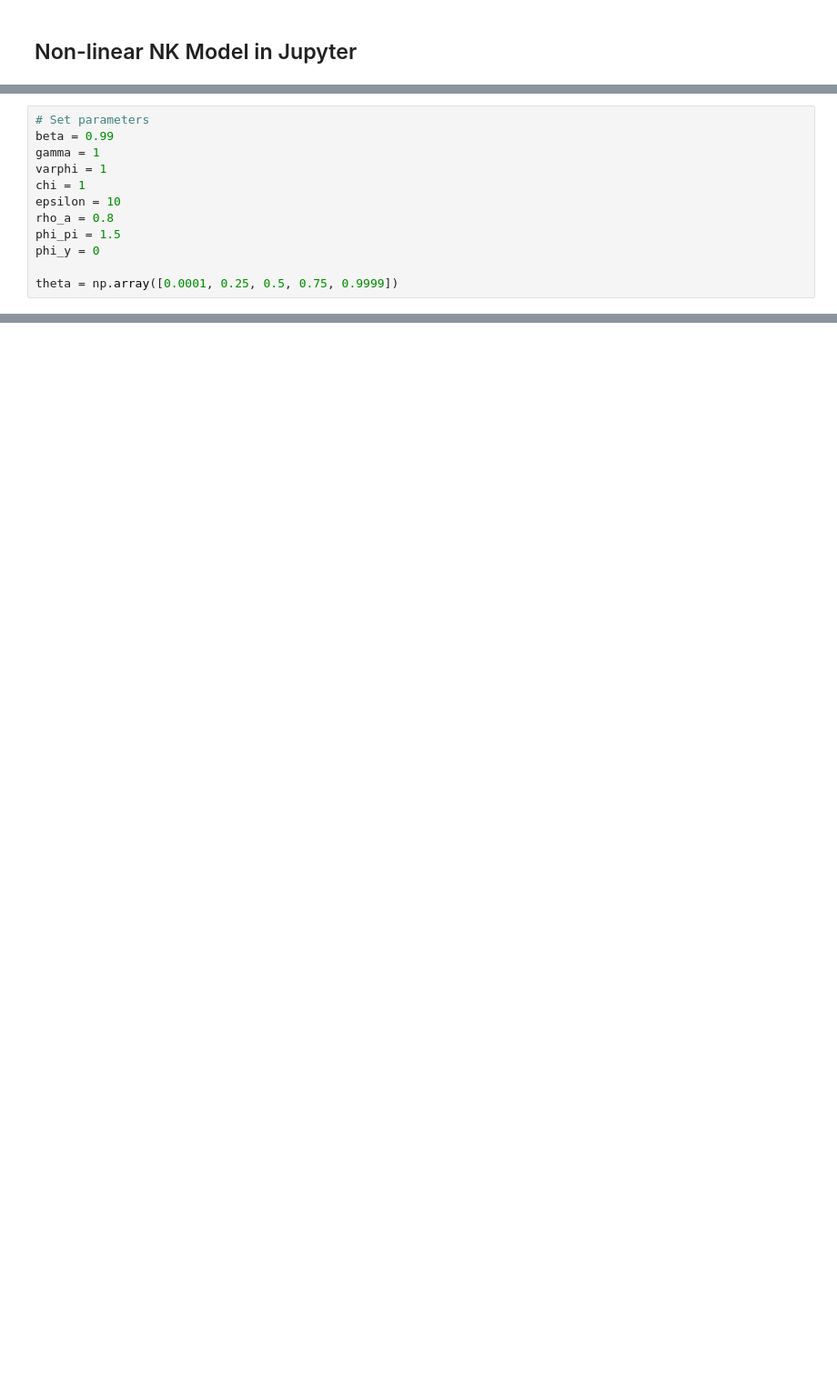
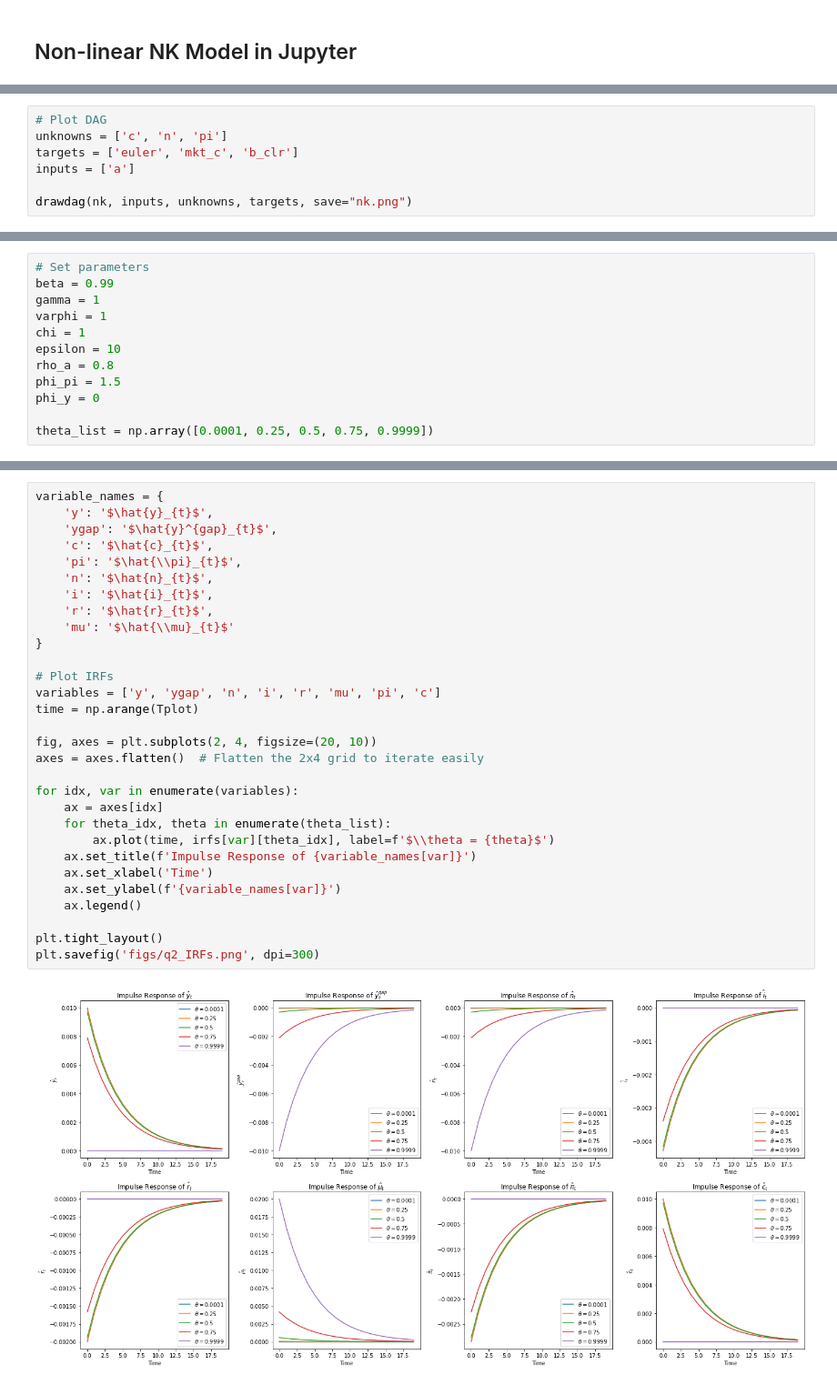
Before and after one commit to linghui-wu/210C, a Jupyter notebook: Homework/4/hw4.ipynb, the cells around one changed output, grey strips where cells are left out. Shown: that part at 91% size. Drawn from its saved outputs; the diff is of its cells as text; blank space fills up the shorter version.

```diff
--- a/Homework/4/hw4.ipynb
+++ b/Homework/4/hw4.ipynb
@@ -95,0 +125,7 @@ from sequence_jacobian import simple, create_model
+# %%
+# Plot DAG
+unknowns = ['c', 'n', 'pi']
+targets = ['euler', 'mkt_c', 'b_clr']
+inputs = ['a']
+
+drawdag(nk, inputs, unknowns, targets, save="nk.png")
@@ -104,4 +142,4 @@ rho_a = 0.8
 phi_pi = 1.5
 phi_y = 0
 
-theta = np.array([0.0001, 0.25, 0.5, 0.75, 0.9999])
+theta_list = np.array([0.0001, 0.25, 0.5, 0.75, 0.9999])
@@ -126,0 +181,32 @@ def mkt_clearing(y, i, pi, gamma):
+# %%
+variable_names = {
+    'y': '$\hat{y}_{t}$',
+    'ygap': '$\hat{y}^{gap}_{t}$',
+    'c': '$\hat{c}_{t}$',
+    'pi': '$\hat{\\pi}_{t}$',
+    'n': '$\hat{n}_{t}$',
+    'i': '$\hat{i}_{t}$',
+    'r': '$\hat{r}_{t}$',
+    'mu': '$\hat{\\mu}_{t}$'
+}
+
+# Plot IRFs
+variables = ['y', 'ygap', 'n', 'i', 'r', 'mu', 'pi', 'c']
+time = np.arange(Tplot)
+
+fig, axes = plt.subplots(2, 4, figsize=(20, 10))
+axes = axes.flatten()  # Flatten the 2x4 grid to iterate easily
+
+for idx, var in enumerate(variables):
+    ax = axes[idx]
+    for theta_idx, theta in enumerate(theta_list):
+        ax.plot(time, irfs[var][theta_idx], label=f'$\\theta = {theta}$')
+    ax.set_title(f'Impulse Response of {variable_names[var]}')
+    ax.set_xlabel('Time')
+    ax.set_ylabel(f'{variable_names[var]}')
+    ax.legend()
+
+plt.tight_layout()
+plt.savefig('figs/q2_IRFs.png', dpi=300)
+# %% [output]
+[figure, added]
```
Also changed, not shown: parts of 5 cells of this notebook, 3 other files.
